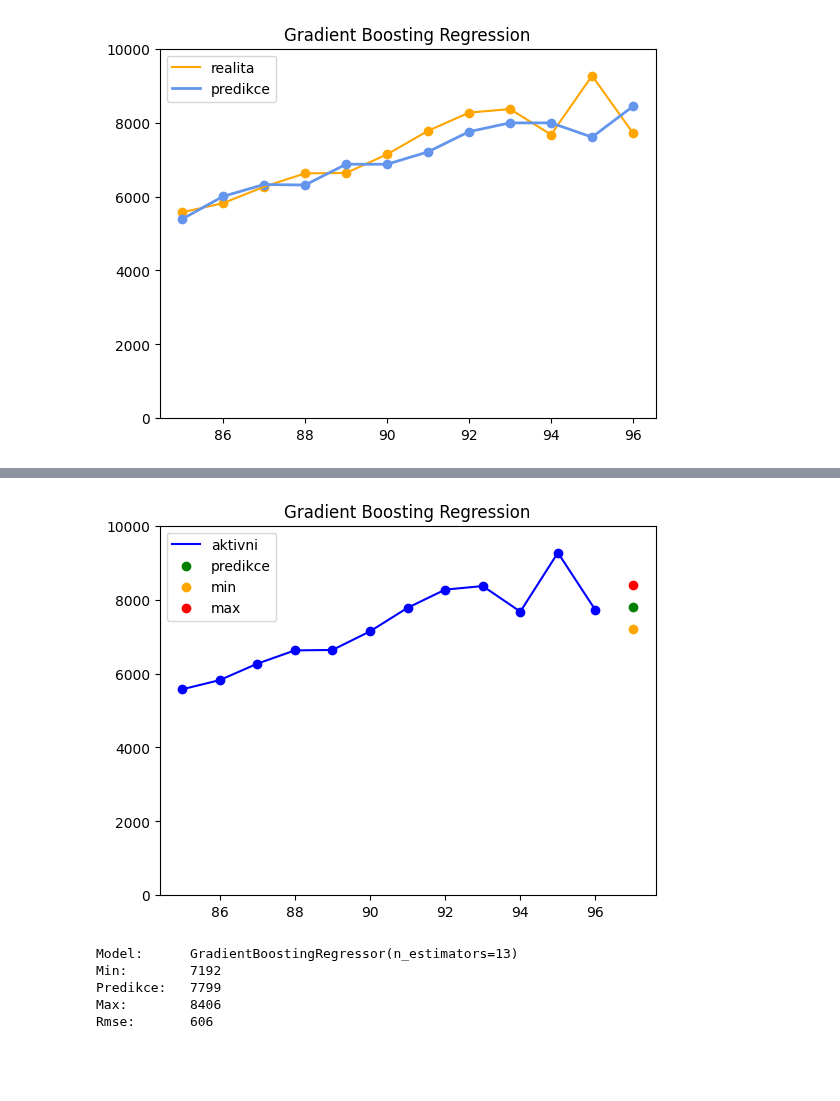
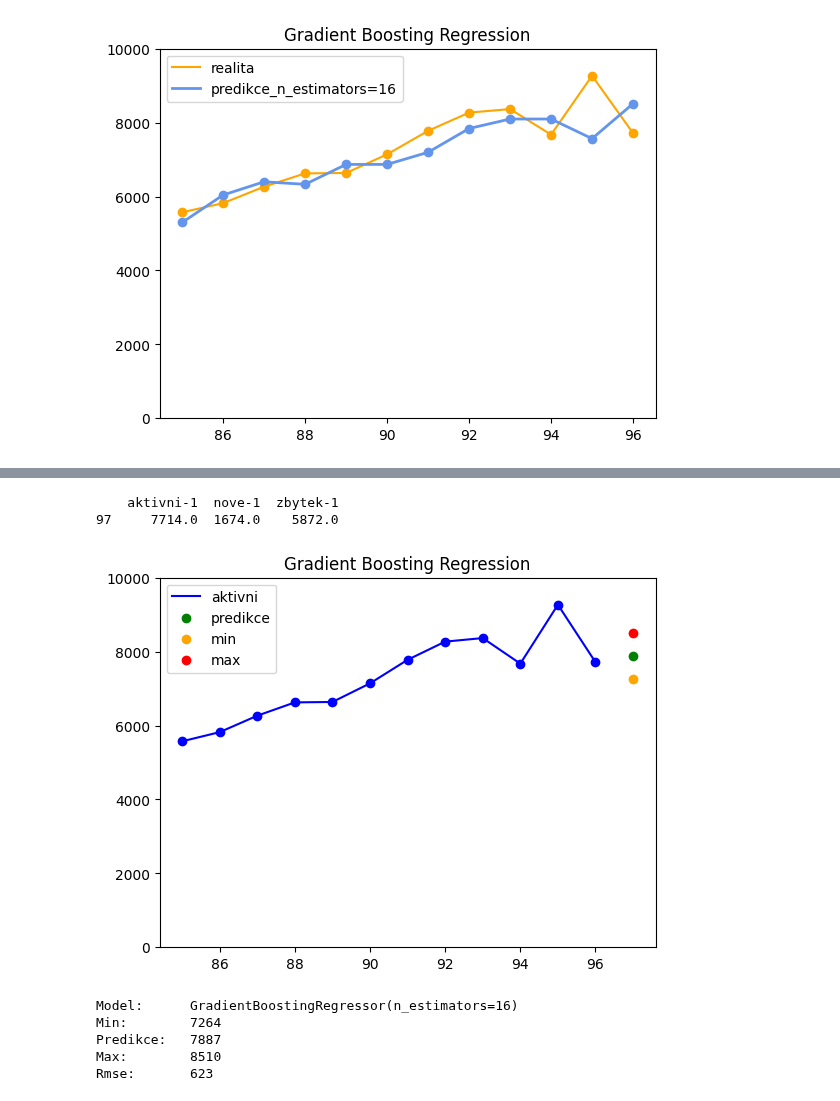
Before and after one commit to HonzaHalik/sws, a Jupyter notebook: code/predictive modeling/funkcni/gradient boosting regression.ipynb, the cells around one changed output, grey strips where cells are left out. Saved outputs shown, nothing was run; the diff lists cells and outputs as text; code cells hidden in the pictures; blank space fills up the shorter version.

Commit message:
gradient boosting regression update

```diff
--- a/code/predictive modeling/funkcni/gradient boosting regression.ipynb
+++ b/code/predictive modeling/funkcni/gradient boosting regression.ipynb
@@ -9,50 +9,51 @@ from sklearn.metrics import mean_absolute_error, mean_squared_error
 from sklearn import metrics
 from sklearn.metrics import classification_report
 
-df = pd.read_excel(fr"C:\Users\halik\OneDrive\development\github\sws\code\predictive modeling\funkcni\funcni data set.xlsx")
+df = pd.read_excel(fr"C:\Users\halik\OneDrive\development\github\sws\code\predictive modeling\funkcni\funcni data set - Copy.xlsx")
 df = df.drop(df.index[:13])
-df = df.drop(df.index[-12:])
+df = df.drop(df.index[-1:])
 
 df_train =df.drop(df.index[-12:])
 df_test = df.drop(df.index[:-12])
 df_test_graf = df_test
 
 #@ parametry
-parametry = ['aktivni-1', 'nove-1']
+#TODO kouknotut se na vzorec zbytku jestli nahodou neznam i zbytek ne jenom zbytek-1
+parametry = ['aktivni-1', 'nove-1','zbytek-1']
 
 #>> dataframy
 X = df[parametry]
 y = df['aktivni']
 X_train = df_train[parametry]
 y_train =  df_train["aktivni"]
 X_test = df_test[parametry]
 y_test = df_test['aktivni']
 #>> trenink
-#?? dalsi args v dokumentaci: https://scikit-learn.org/stable/modules/generated/sklearn.linear_model.gbr.html
-gbr = GradientBoostingRegressor(n_estimators=13)
+n_estimators = 16
+gbr = GradientBoostingRegressor(n_estimators=n_estimators)
 gbr.fit(X_train, y_train)
 
 #>> evaluace
 y_pred = gbr.predict(X_test)
 
 #>> dotrenovani modelu na vsech datech
 gbr.fit(X,y)
 
 #>> graf
 plt.figure()
 plt.scatter(X_test.index, y_test,c="orange")
 plt.plot(X_test.index, y_test,c="orange", label="realita")
 plt.scatter(X_test.index, y_pred, color="cornflowerblue")
-plt.plot(X_test.index, y_pred, color="cornflowerblue", label=f"predikce", linewidth=2)
+plt.plot(X_test.index, y_pred, color="cornflowerblue", label=f"predikce_n_estimators={n_estimators}", linewidth=2)
 plt.title("Gradient Boosting Regression")
+plt.legend()
 plt.ylim(0,10000)
-plt.legend()
 plt.show()
 
 #>>metriky.
 rmse = np.sqrt(metrics.mean_squared_error(y_test, y_pred))
 r2 = np.sqrt(metrics.r2_score(y_test, y_pred))
 print("R2:", r2)
 print("Root Mean Squared Error:", rmse)
 # %% [output]
-[figure, old version]
+[figure, new version]
@@ -63,12 +64,11 @@ Wall time: 368 ms
 # %%
 import pandas as pd
 from matplotlib import pyplot as plt
-df = pd.read_excel(fr"C:\Users\halik\OneDrive\development\github\sws\code\predictive modeling\funkcni\funcni data set.xlsx")
+df = pd.read_excel(fr"C:\Users\halik\OneDrive\development\github\sws\code\predictive modeling\funkcni\funcni data set - Copy.xlsx")
 df_orig = df.drop(df.index[-12:])
 
-#df = (df-df.min())/(df.max()-df.min())
-df_new = df.drop(df.index[:-12])
-df_new = df_new.drop(df_new.index[-11:])
+df_new = df.drop(df.index[:-1])
+print(df_new[parametry])
 df_train = df.drop(df.index[-12:])
 
 x_new = df_new[parametry]
@@ -96,9 +96,11 @@ Max:        {int(y_new_pred+rmse)}
 Rmse:       {int(rmse)}
 """)
 # %% [output]
+    aktivni-1  nove-1  zbytek-1
+97     7714.0  1674.0    5872.0
-[figure, old version]
+[figure, new version]
-Model:      GradientBoostingRegressor(n_estimators=13)
-Min:        7192
-Predikce:   7799
-Max:        8406
-Rmse:       606
+Model:      GradientBoostingRegressor(n_estimators=16)
+Min:        7264
+Predikce:   7887
+Max:        8510
+Rmse:       623
```
Also changed, not shown: parts of 1 cell of this notebook, 1 other file.
